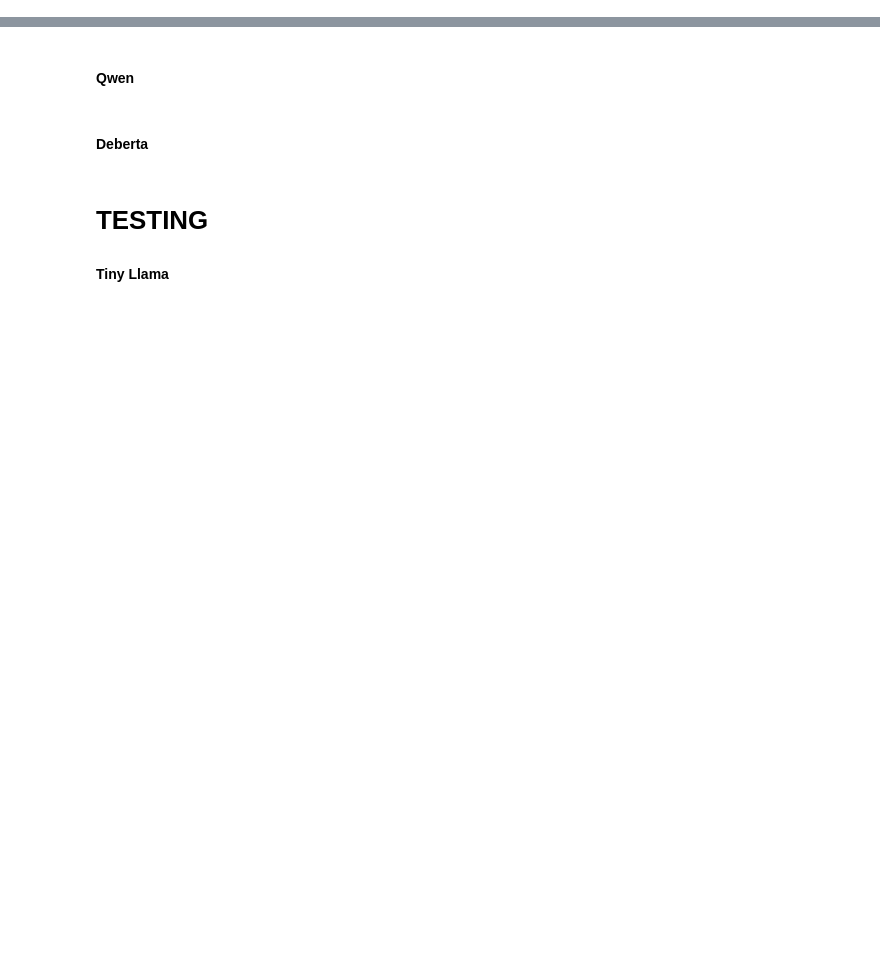
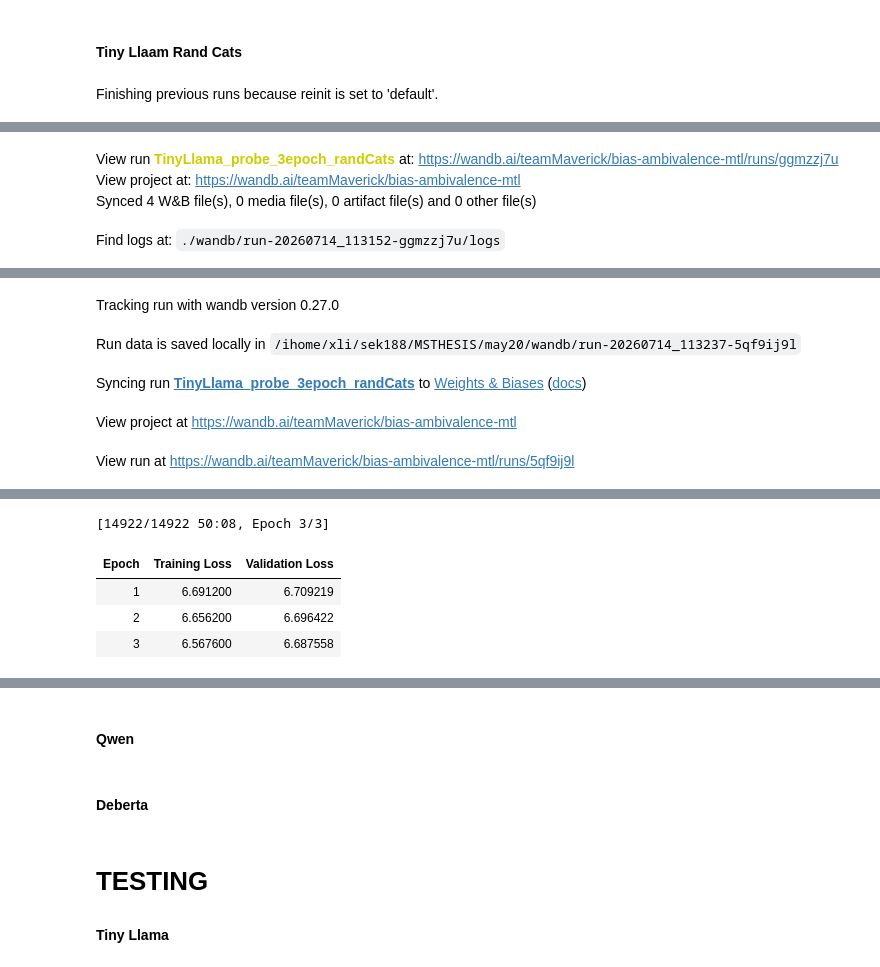
Before and after one commit to SodiKroehler/MSTHESIS, a Jupyter notebook: may20/probe.ipynb, the cells around one changed output, grey strips where cells are left out. Cells and saved outputs as stored; diff of their text form; code cells hidden in the pictures; blank space fills up the shorter version.

```diff
--- a/may20/probe.ipynb
+++ b/may20/probe.ipynb
@@ -365,0 +474,62 @@ else:
+# %% [markdown]
+#### Tiny Llaam Rand Cats
+# %%
+PROBE_WEIGHTS_DIR = './model/probes/'
+run_name   = "TinyLlama_probe_3epoch_randCats"
+output_dir = os.path.join(PROBE_WEIGHTS_DIR, run_name)
+os.makedirs(output_dir, exist_ok=True)
+
+wandb.init(
+    project="bias-ambivalence-mtl",
+    name=run_name,
+    config={},
+)
+tokenizer = AutoTokenizer.from_pretrained("TinyLlama/TinyLlama-1.1B-Chat-v1.0")
+if tokenizer.pad_token is None:
+        tokenizer.pad_token = tokenizer.eos_token
+
+parameters = {'condEntropyWeight': 1.0}
+
+ffdf = odf.copy()
+rng = np.random.default_rng(42)
+perm = rng.permutation(len(ffdf))
+for col in out_cats:
+    ffdf[col] = ffdf[col].to_numpy()[perm]
+
+tl_probe = ambiProbe(cat_embs_info, "TinyLlama/TinyLlama-1.1B-Chat-v1.0", parameters)
+train_df, test_df = train_test_split(
+    ffdf,
+    test_size=0.2,
+    random_state=42,
+    shuffle=True
+)
+train_dataset = MTLDataset(train_df, cat_embs_info, tokenizer,
+                           max_length=128, zero_cats=False)
+eval_dataset  = MTLDataset(test_df, cat_embs_info, tokenizer,
+                           max_length=128, zero_cats=False)
+
+
+training_args = TrainingArguments(
+    output_dir=output_dir,
+    eval_strategy="epoch",
+    learning_rate=5e-5,
+    num_train_epochs=3,
+    weight_decay=0.01,
+    save_total_limit=1,
+    report_to='wandb',
+    seed=42,
+)
+
+trainer = Trainer(
+    model=tl_probe,
+    args=training_args,
+    train_dataset=train_dataset,
+    eval_dataset=eval_dataset,
+    processing_class=tokenizer,
+    compute_metrics=None,
+)
+
+trainer.train()
+trainer.save_model(output_dir)
+# %% [output]
+Finishing previous runs because reinit is set to 'default'.
@@ -365,0 +537,4 @@ else:
+View run TinyLlama_probe_3epoch_randCats at: https://wandb.ai/teamMaverick/bias-ambivalence-mtl/runs/ggmzzj7u
+View project at: https://wandb.ai/teamMaverick/bias-ambivalence-mtl
+Synced 4 W&B file(s), 0 media file(s), 0 artifact file(s) and 0 other file(s)
+Find logs at: ./wandb/run-20260714_113152-ggmzzj7u/logs
@@ -365,0 +542,5 @@ else:
+Tracking run with wandb version 0.27.0
+Run data is saved locally in /ihome/xli/sek188/MSTHESIS/may20/wandb/run-20260714_113237-5qf9ij9l
+Syncing run TinyLlama_probe_3epoch_randCats to Weights & Biases (docs)
+View project at https://wandb.ai/teamMaverick/bias-ambivalence-mtl
+View run at https://wandb.ai/teamMaverick/bias-ambivalence-mtl/runs/5qf9ij9l
@@ -365,0 +548,5 @@ else:
+[14922/14922 50:08, Epoch 3/3]
+| Epoch | Training Loss | Validation Loss |
+| 1 | 6.691200 | 6.709219 |
+| 2 | 6.656200 | 6.696422 |
+| 3 | 6.567600 | 6.687558 |
```
Also changed, not shown: parts of 12 cells of this notebook, 5 other files.
